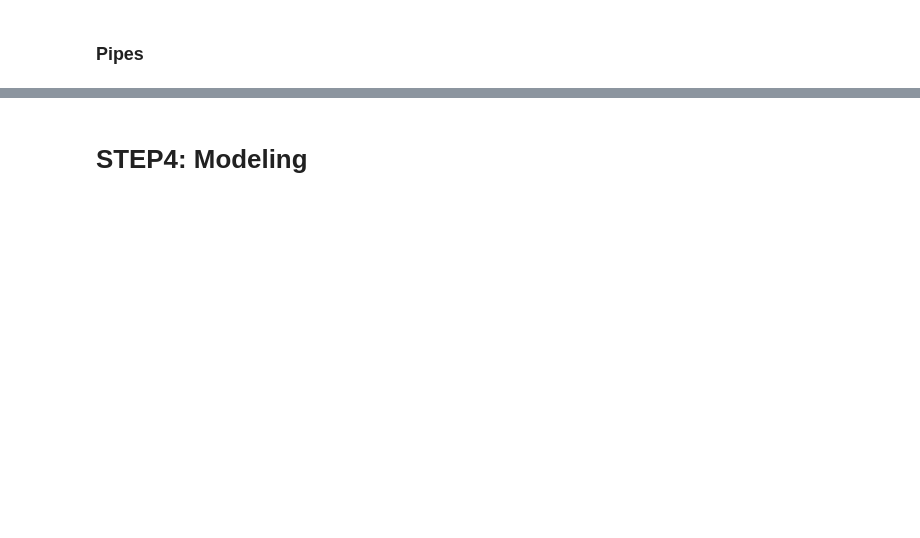
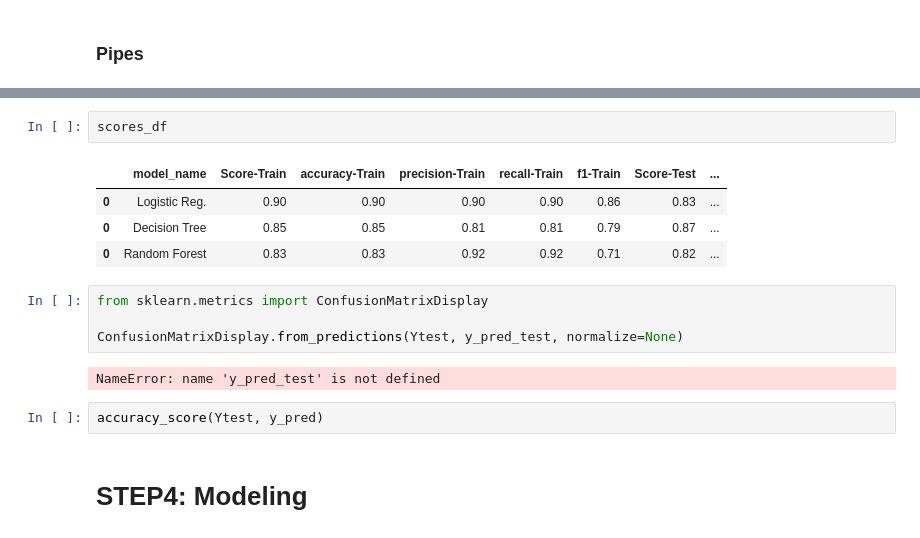
Before and after one commit to elendarn/titanic_ml, a Jupyter notebook: titanic_ml.ipynb, the cells around one changed output, grey strips where cells are left out. Drawn from its saved outputs; the diff is of its cells as text; blank space fills up the shorter version.

```diff
--- a/titanic_ml.ipynb
+++ b/titanic_ml.ipynb
@@ -849,2 +842,17 @@ transform_hub1.fit(main_df)
+# %%
+scores_df
+# %% [output]
+|  | model_name | Score-Train | accuracy-Train | precision-Train | recall-Train | f1-Train | Score-Test | ... |
+| 0 | Logistic Reg. | 0.90 | 0.90 | 0.90 | 0.90 | 0.86 | 0.83 | ... |
+| 0 | Decision Tree | 0.85 | 0.85 | 0.81 | 0.81 | 0.79 | 0.87 | ... |
+| 0 | Random Forest | 0.83 | 0.83 | 0.92 | 0.92 | 0.71 | 0.82 | ... |
+# %%
+from sklearn.metrics import ConfusionMatrixDisplay
+
+ConfusionMatrixDisplay.from_predictions(Ytest, y_pred_test, normalize=None)
+# %% [output]
+NameError: name 'y_pred_test' is not defined
+# %%
+accuracy_score(Ytest, y_pred)
 # %% [markdown]
 # STEP4: Modeling
```
Also changed, not shown: parts of 31 cells of this notebook.
